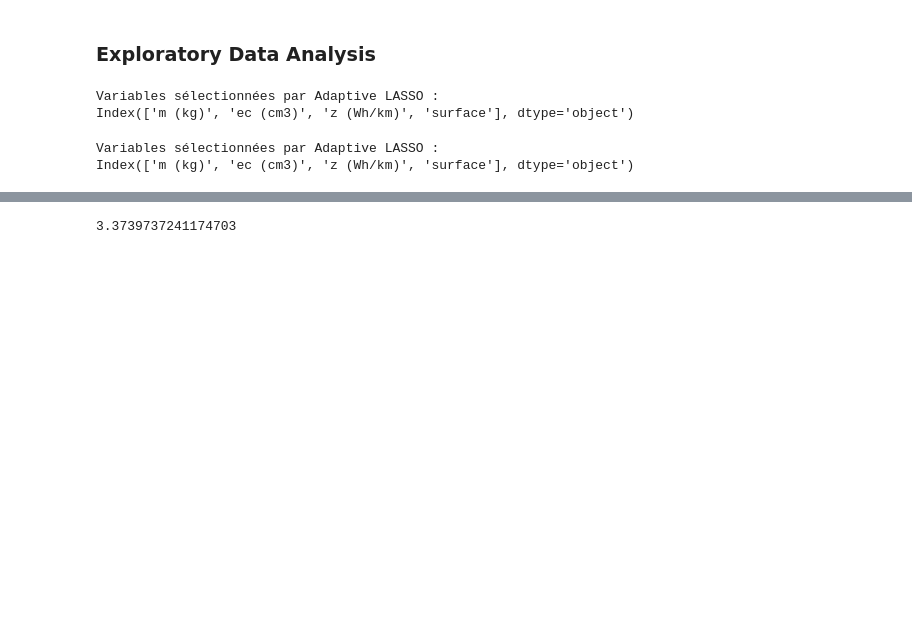
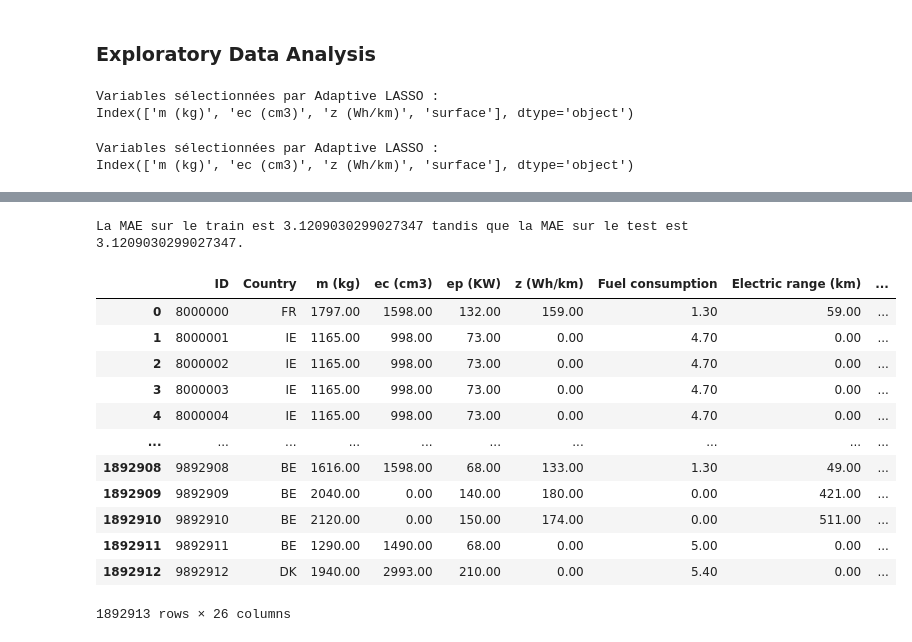
Before and after one commit to Naoyy/Challenge_Data_Mining, a Jupyter notebook: model_testing.ipynb, the cells around one changed output, grey strips where cells are left out. Saved outputs shown, nothing was run; the diff lists cells and outputs as text; code cells hidden in the pictures; blank space fills up the shorter version.

```diff
--- a/model_testing.ipynb
+++ b/model_testing.ipynb
@@ -311,7 +323,3 @@ File "..\..\..\..\AppData\Local\Temp\ipykernel_11448\13295361.py", line 1:
 <source missing, REPL/exec in use?>
 
   warnings.warn(errors.NumbaDeprecationWarning(msg,
-# %%
-mae
-# %% [output]
-3.3739737241174703
@@ -318,6 +328,26 @@ mae
+# %%
+print(f"La MAE sur le train est {mae_train} tandis que la MAE sur le test est {mae}.")
+# %% [output]
+La MAE sur le train est 3.1209030299027347 tandis que la MAE sur le test est 3.1209030299027347.
 # %%
 xgboost_model_full=train_xgboost(data_train.drop(columns=["Ewltp (g/km)"]),data_train["Ewltp (g/km)"])
 # %%
 X_true_test=data_test.drop(columns=["ID"])
+# %%
+data_test
+# %% [output]
+|  | ID | Country | m (kg) | ec (cm3) | ep (KW) | z (Wh/km) | Fuel consumption | Electric range (km) | ... |
+| 0 | 8000000 | FR | 1797.00 | 1598.00 | 132.00 | 159.00 | 1.30 | 59.00 | ... |
+| 1 | 8000001 | IE | 1165.00 | 998.00 | 73.00 | 0.00 | 4.70 | 0.00 | ... |
+| 2 | 8000002 | IE | 1165.00 | 998.00 | 73.00 | 0.00 | 4.70 | 0.00 | ... |
+| 3 | 8000003 | IE | 1165.00 | 998.00 | 73.00 | 0.00 | 4.70 | 0.00 | ... |
+| 4 | 8000004 | IE | 1165.00 | 998.00 | 73.00 | 0.00 | 4.70 | 0.00 | ... |
+| ... | ... | ... | ... | ... | ... | ... | ... | ... | ... |
+| 1892908 | 9892908 | BE | 1616.00 | 1598.00 | 68.00 | 133.00 | 1.30 | 49.00 | ... |
+| 1892909 | 9892909 | BE | 2040.00 | 0.00 | 140.00 | 180.00 | 0.00 | 421.00 | ... |
+| 1892910 | 9892910 | BE | 2120.00 | 0.00 | 150.00 | 174.00 | 0.00 | 511.00 | ... |
+| 1892911 | 9892911 | BE | 1290.00 | 1490.00 | 68.00 | 0.00 | 5.00 | 0.00 | ... |
+| 1892912 | 9892912 | DK | 1940.00 | 2993.00 | 210.00 | 0.00 | 5.40 | 0.00 | ... |
+1892913 rows × 26 columns
 # %%
 y_true_pred=xgboost_model.predict(X_true_test)
```
Also changed, not shown: parts of 20 cells of this notebook, 2 other files.
